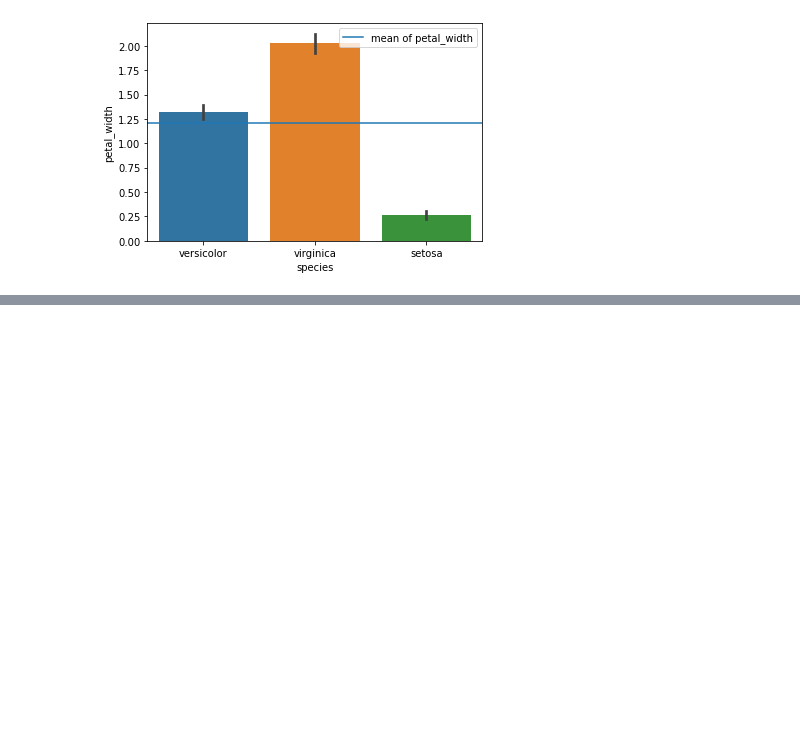
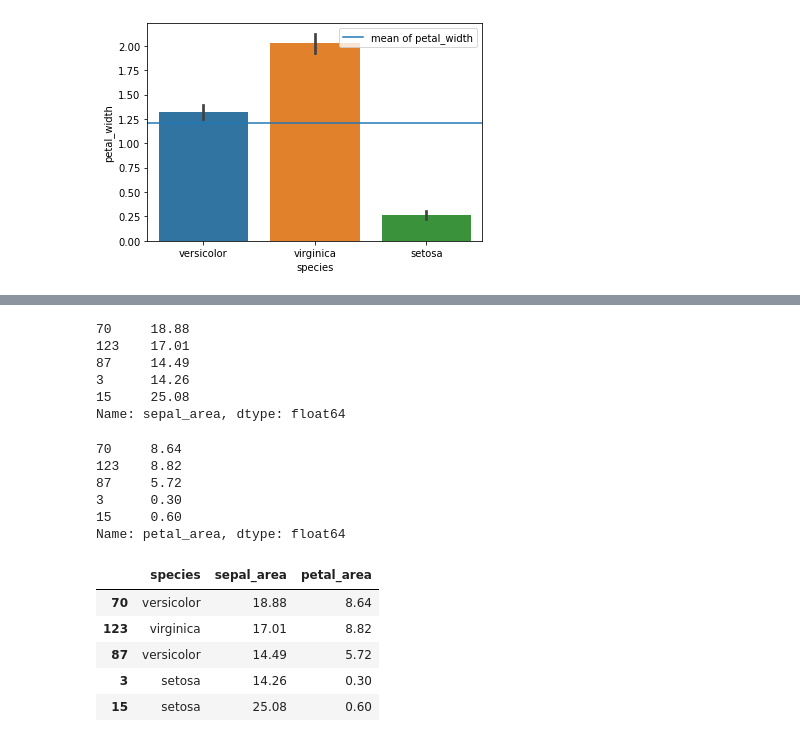
Before and after one commit to rajeshlamichhane04/classification_exercises, a Jupyter notebook: classification-exercises.ipynb, the cells around one changed output, grey strips where cells are left out. Drawn from its saved outputs; the diff is of its cells as text; code cells hidden in the pictures; blank space fills up the shorter version.

```diff
--- a/classification-exercises.ipynb
+++ b/classification-exercises.ipynb
@@ -1242,0 +1248,34 @@ Ask a specific question of the data, such as: is the sepal area signficantly dif
+# %%
+#get area of sepal
+train['sepal_area']=train.sepal_length * train.sepal_width
+train['sepal_area'].head(5)
+# %% [output]
+70     18.88
+123    17.01
+87     14.49
+3      14.26
+15     25.08
+Name: sepal_area, dtype: float64
+# %%
+#get area petal
+train['petal_area']=train['petal_length']*train['petal_width']
+
+train['petal_area'].head(5)
+# %% [output]
+70     8.64
+123    8.82
+87     5.72
+3      0.30
+15     0.60
+Name: petal_area, dtype: float64
+# %%
+#new dataframe
+train2 = train[["species","sepal_area","petal_area"]]
+train2.head()
+# %% [output]
+|  | species | sepal_area | petal_area |
+| 70 | versicolor | 18.88 | 8.64 |
+| 123 | virginica | 17.01 | 8.82 |
+| 87 | versicolor | 14.49 | 5.72 |
+| 3 | setosa | 14.26 | 0.30 |
+| 15 | setosa | 25.08 | 0.60 |
```
Also changed, not shown: parts of 94 cells of this notebook.
